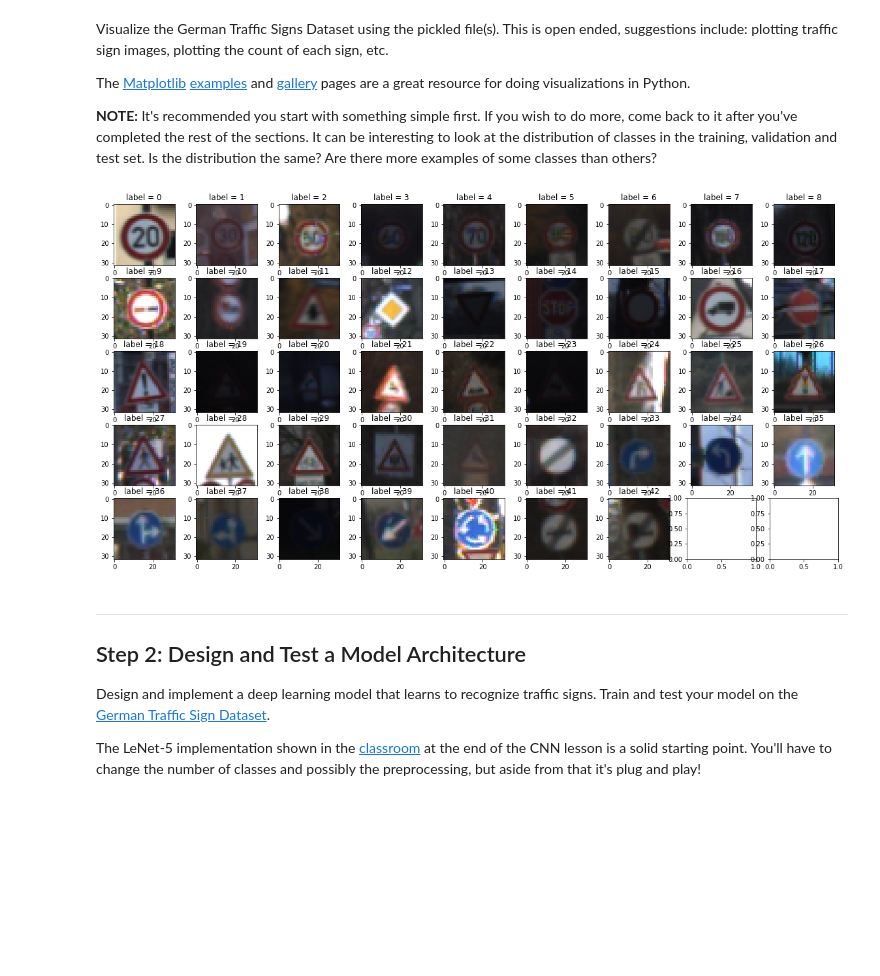
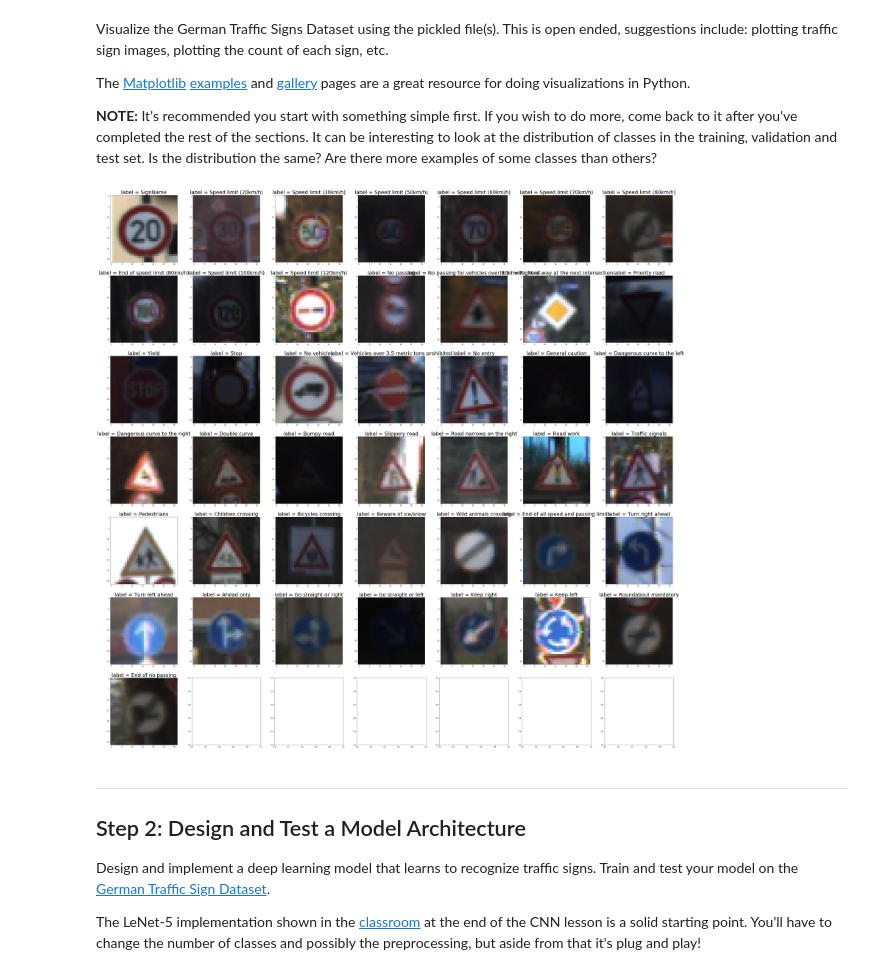
Before and after one commit to KentaNishi/CarND-Traffic-Sign-Classifier-Project, a Jupyter notebook: Traffic_Sign_Classifier.ipynb, the cells around one changed output. Drawn from its saved outputs; the diff is of its cells as text; code cells hidden in the pictures; blank space fills up the shorter version.

```diff
--- a/Traffic_Sign_Classifier.ipynb
+++ b/Traffic_Sign_Classifier.ipynb
@@ -25,6 +25,7 @@ import pickle
 import numpy as np
 import cv2
 import matplotlib.pyplot as plt
+import csv
 # TODO: Fill this in based on where you saved the training and testing data
 
 training_file = "/home/nishi/udacity/CarND-Traffic-Sign-Classifier-Project/train.p"
@@ -38,6 +39,14 @@ with open(validation_file, mode='rb') as f:
 with open(testing_file, mode='rb') as f:
     test = pickle.load(f)
 
+# Example data
+all_labels = []
+#Select workbook
+with open('signnames.csv', 'r') as csvfile:
+    readCSV = csv.reader(csvfile, delimiter=',')
+    for row in readCSV:
+        all_labels += [row[1]]
+
 X_train, y_train = train['features'], train['labels']
 X_valid, y_valid = valid['features'], valid['labels']
 X_test, y_test = test['features'], test['labels']
@@ -124,24 +133,24 @@ The [Matplotlib](http://matplotlib.org/) [examples](http://matplotlib.org/exampl
 # %%
 ### Data exploration visualization code goes here.
 ### Feel free to use as many code cells as needed.
 import matplotlib.pyplot as plt
 import random
 import matplotlib.image as mpimg
 from PIL import Image
 # Visualizations will be shown in the notebook.
 %matplotlib inline
 
 
-fig, axes = plt.subplots(nrows=5, ncols=n_classes//5+1,figsize=(20,10))
+fig, axes = plt.subplots(nrows=7, ncols=n_classes//7+1,figsize=(60,60))
 for i in range(n_classes):
     ind = np.min(np.where(y_train==i))
     image = X_train[ind].squeeze()
-    axes[i//9][i%9].imshow(image)
-    axes[i//9][i%9].set_title("label = {}".format(int(y_train[ind])))
+    axes[i//7][i%7].imshow(image)
+    axes[i//7][i%7].set_title("label = {}".format(all_labels[i]),fontsize=30)
 
 fig.savefig("examples.png")
 # %% [output]
-[figure, old version]
+[figure, new version]
 # %% [markdown]
 ----
 
```
Also changed, not shown: parts of 24 cells of this notebook.
